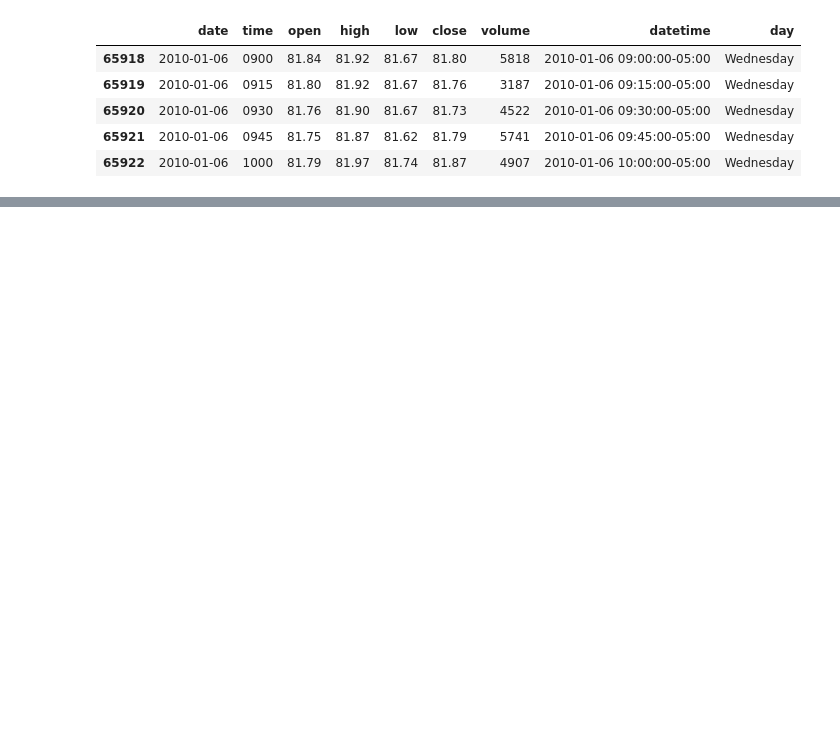
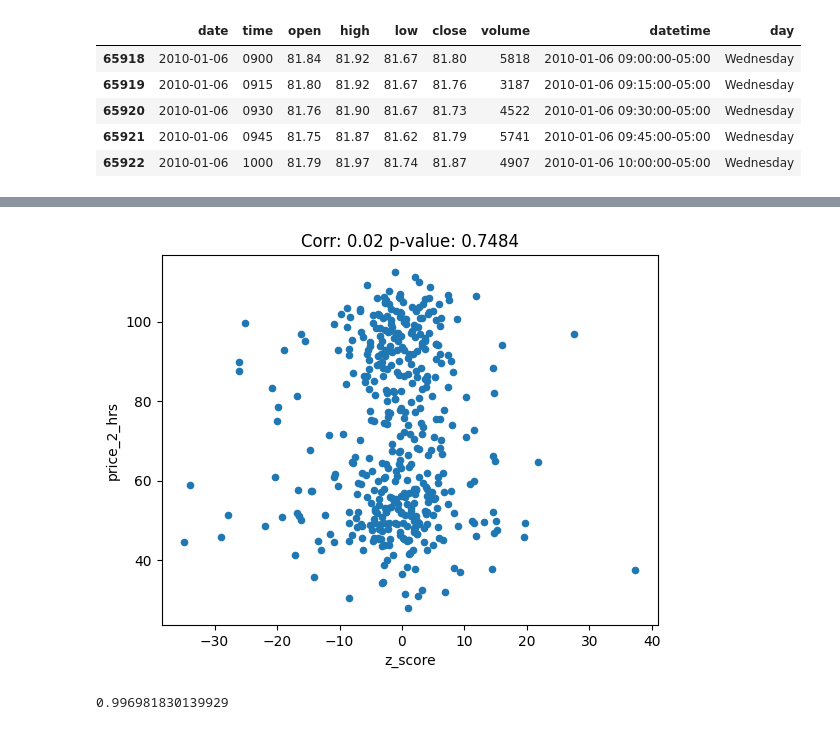
Before and after one commit to daQuincy/Takumi, a Jupyter notebook: 003 - wednesday_anomaly.ipynb, the cells around one changed output, grey strips where cells are left out. Cells and saved outputs as stored; diff of their text form; code cells hidden in the pictures; blank space fills up the shorter version.

```diff
--- a/003 - wednesday_anomaly.ipynb
+++ b/003 - wednesday_anomaly.ipynb
@@ -167,0 +261,18 @@ df_result[df_result['z_score'].abs() >= 1.5].to_csv('./outputs/wednesday_anomaly
+# %%
+correlation, pvalue = spearmanr(df_result['z_score'], df_result['price_2_hrs'])
+
+scatter_plot(df_result, 'z_score', 'price_2_hrs', f'Corr: {correlation:.2f} p-value: {pvalue:.4f}')
+# %% [output]
+[figure, added]
+# %%
+# X = df_result['z_score'].values.reshape(-1, 1)
+X = df_result[['close']].values.reshape(-1, 1)
+y = df_result['price_2_hrs'].values.reshape(-1, 1)
+
+model = KernelRidge(kernel='rbf', alpha=0.1)
+model.fit(X, y)
+y_pred = model.predict(X)
+r2 = r2_score(y, y_pred)
+r2
+# %% [output]
+0.996981830139929
```
Also changed, not shown: parts of 12 cells of this notebook, 1 other file.
